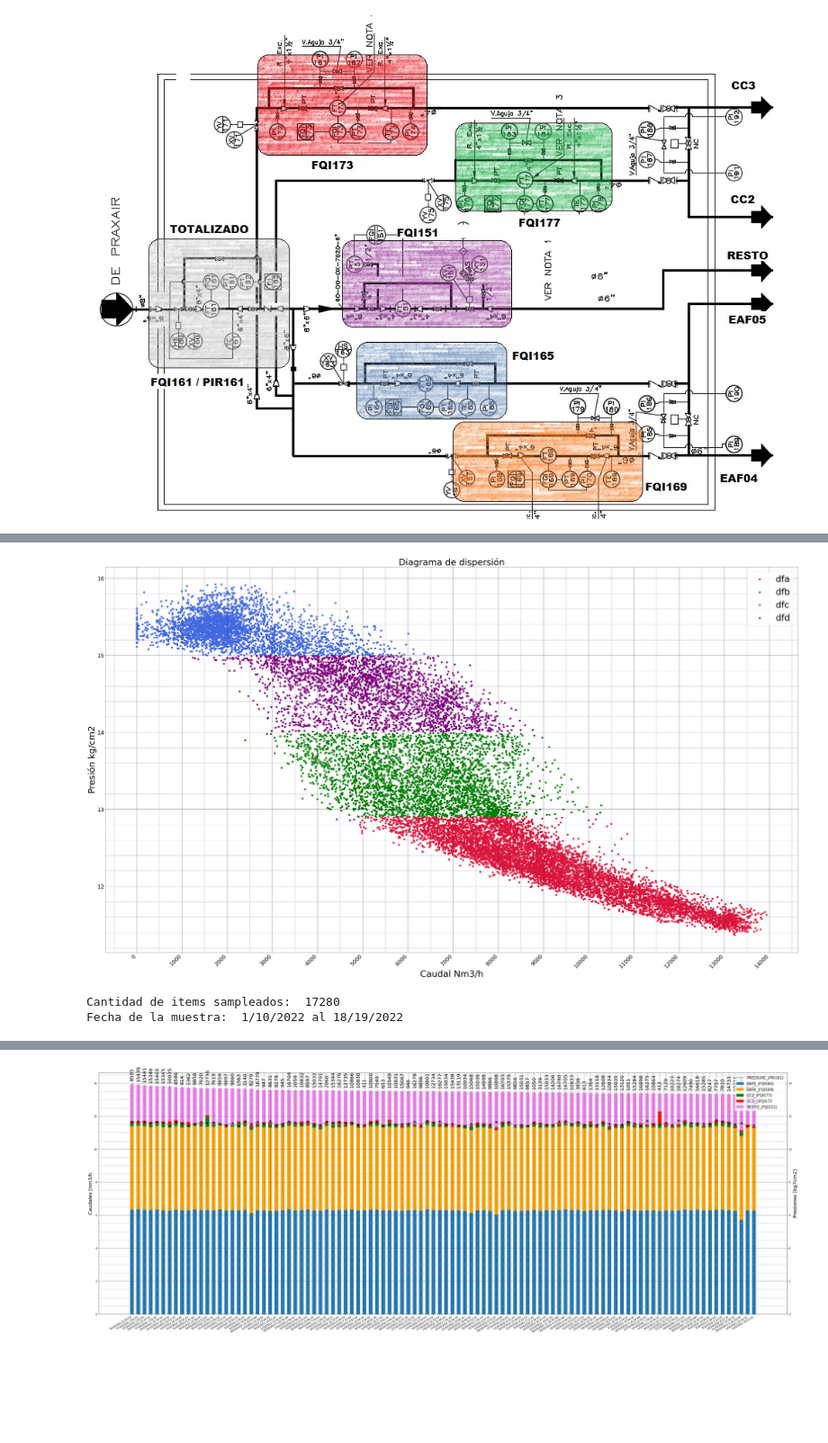
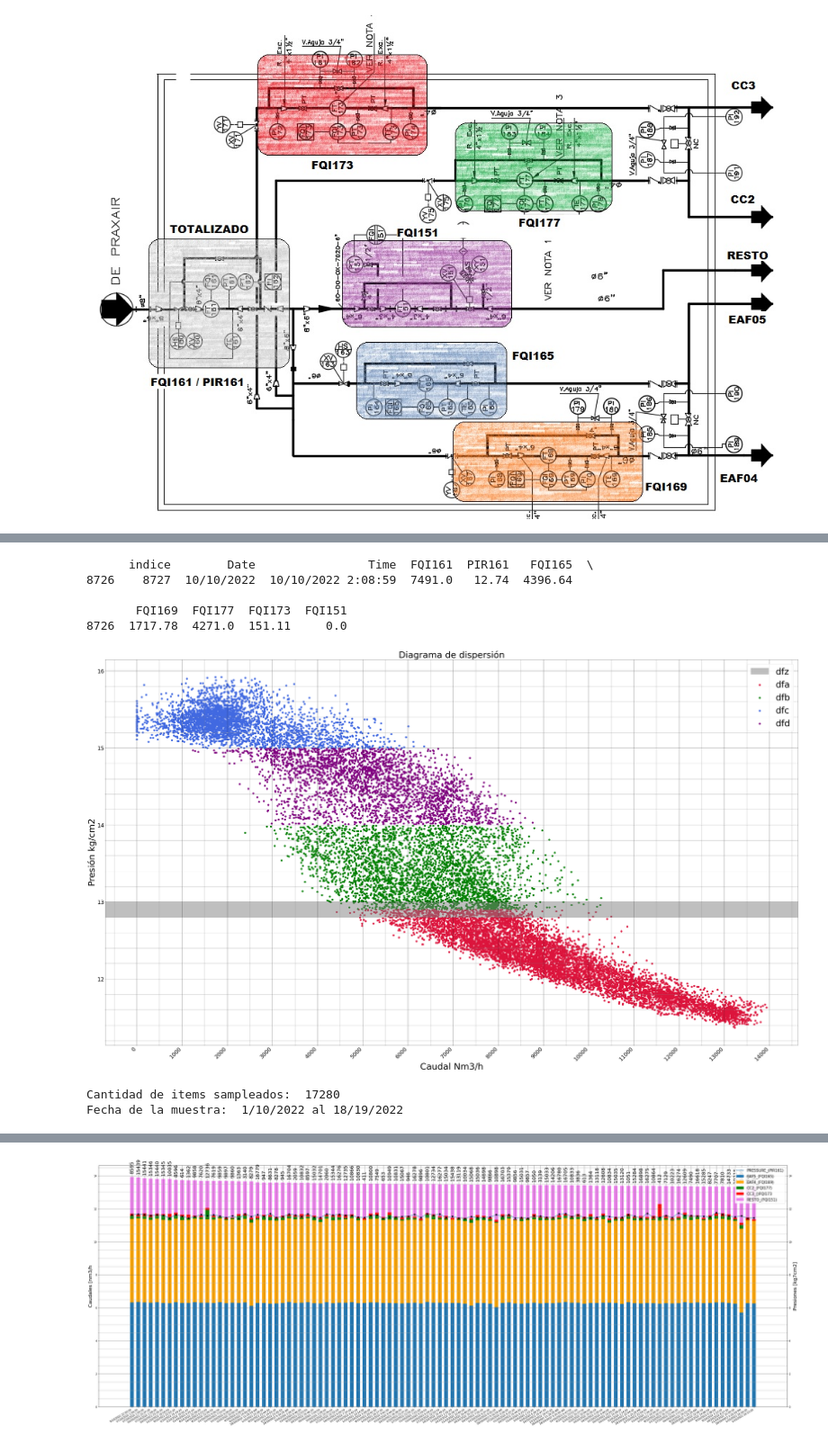
Before and after one commit to JuanCappelletti/Consteel_H06, a Jupyter notebook: ensayo.ipynb, the cells around one changed output, grey strips where cells are left out. Shown at 90% size. Cells and saved outputs as stored; diff of their text form; code cells hidden in the pictures; blank space fills up the shorter version.

```diff
--- a/ensayo.ipynb
+++ b/ensayo.ipynb
@@ -68,3 +71,11 @@ TABLA1(dfD)
+# %%
+print(dfx.nlargest(1,'FQI177'))
+# %% [output]
+      indice        Date                Time  FQI161  PIR161   FQI165  \
+8726    8727  10/10/2022  10/10/2022 2:08:59  7491.0   12.74  4396.64
+
+       FQI169  FQI177  FQI173  FQI151
+8726  1717.78  4271.0  151.11     0.0
 # %%
 from pandas.core.aggregation import reconstruct_func
 from io import DEFAULT_BUFFER_SIZE
@@ -77,8 +88,8 @@ text='Caudal Nm3/h'
 text1='Presión kg/cm2'
 choice=False
 Secciones = "12.9;14;15" #@param {type:"string"}
-zoom = False #@param {type:"boolean"}
-Intervalo = "12.8;13.1" #@param {type:"string"}
+zoom = True #@param {type:"boolean"}
+Intervalo = "12.8;13" #@param {type:"string"}
 labels=['dfa','dfb','dfc','dfd']
 Rangos=np.array(np.mat(Secciones))
 Rangos1=np.array(np.mat(Intervalo))
@@ -130,34 +141,34 @@ else :
 
 ax.legend(fontsize=50)
 
 plt.show()
 
 print('Cantidad de items sampleados: ', len(dfx.index))
 
 print('Fecha de la muestra: ',dfx.Date[0], 'al',dfx.Date[(len(dfx.index)-1)])
 
 Particion=[len(dfa.index),len(dfb.index),len(dfc.index),len(dfd.index)]
 Auxiliar=[len(dfa.index),len(dfb.index),len(dfc.index),len(dfd.index)]
 
 for i in range(0,4):
   Auxiliar[i]=round((Particion[i]*100)/len(dfx.index),1)
 
 matriz=np.column_stack((np.array(Particion),np.array(Auxiliar)))
 
 fig = go.Figure(data=[go.Table(
     header=dict(values=['dfa','dfb','dfc','dfd'],
                 fill_color='paleturquoise',
                 align='left'),
     cells=dict(values=matriz,
                fill_color='lavender',
                align='left'))
 
   ])
 fig.show()
 
 ax.autoscale_view()
 # %% [output]
-[figure, old version]
+[figure, new version]
 Cantidad de items sampleados:  17280
 Fecha de la muestra:  1/10/2022 al 18/19/2022
 [interactive output not drawn]
```
Also changed, not shown: parts of 5 cells of this notebook.
